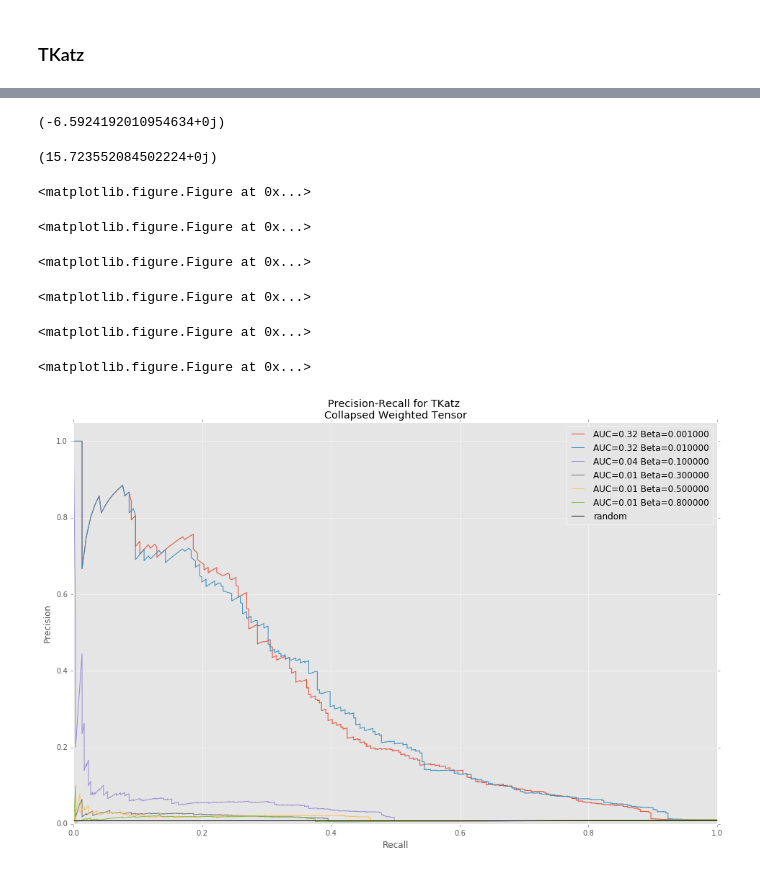
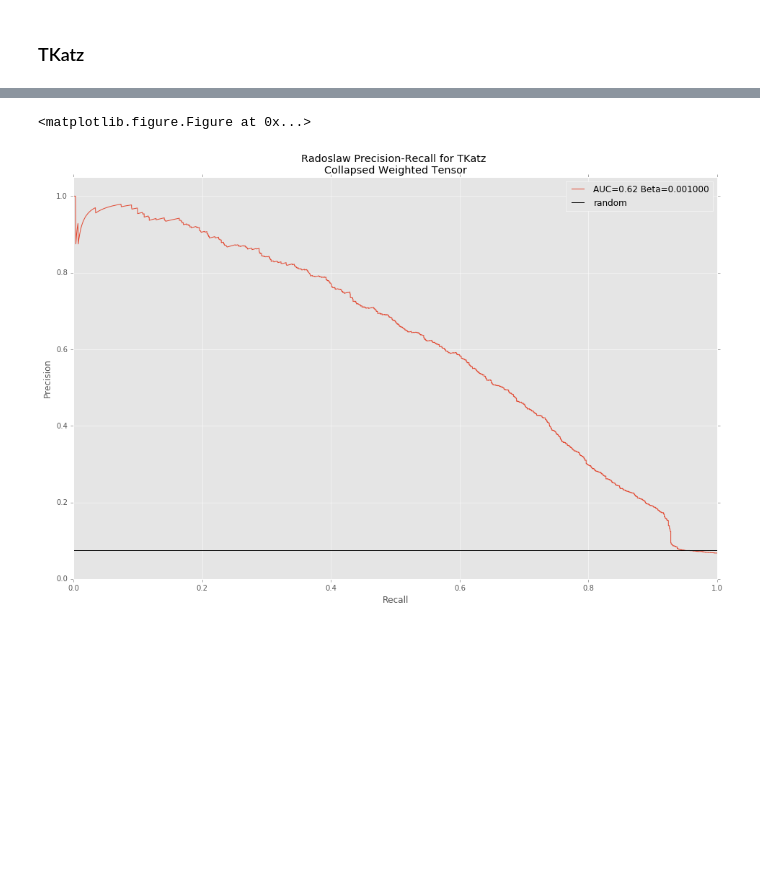
Before and after one commit to sachavakili/email-prediction, a Jupyter notebook: Katz, TKatz, TSVD.ipynb, the cells around one changed output, grey strips where cells are left out. Saved outputs shown, nothing was run; the diff lists cells and outputs as text; code cells hidden in the pictures; blank space fills up the shorter version.

```diff
--- a/Katz, TKatz, TSVD.ipynb
+++ b/Katz, TKatz, TSVD.ipynb
@@ -324,7 +202,0 @@ count
-# %%
-count = 0
-for i in range(1,len(D)) :
-    if abs(D[i-1]) >= abs(D[i]) :
-        count += 1
-
-print count
@@ -336,4 +202,0 @@ for value in range(len(D)) :
-# %%
-alpha = []
-for i in D :
-    alpha += [1./(1-i)]
@@ -345,9 +202,0 @@ for value in range(len(TKatzScore)) :
-# %%
-# Only real numbers
-count = 0
-for i in range(TKatzScore.shape[0]) :
-    for j in range(TKatzScore.shape[1]) :
-        if TKatzScore[i,j].imag == 0 :
-            count += 1
-
-count
@@ -360,50 +203,36 @@ TKatzScore.shape[0]*TKatzScore.shape[1]
-# %%
-TKatzScore.min()
-# %% [output]
-(-6.5924192010954634+0j)
-# %%
-TKatzScore.max()
-# %% [output]
-(15.723552084502224+0j)
 # %%
-beta_list = [0.001, 0.01, 0.1, 0.3, 0.5, 0.8]
-precision = dict()
-recall = dict()
-average_precision = dict()
+beta_list = 0.001
 
-for beta in beta_list :
-    alpha = []
-    for i in D :
-        alpha += [1./(1-beta*i) - 1]
-    # TKatz Scoring
-    S = np.dot(W,np.dot(np.diag(alpha),W.transpose()))
-    y_score = S.flatten()
-    y_test = S_test.flatten()
-    # Precision-Recall
-    precision[beta], recall[beta], _ = precision_recall_curve(y_test,
-                                                        y_score)
-    average_precision[beta] = average_precision_score(y_test, y_score)
+D, W = np.linalg.eig((CT))
 
-    # Plotting the results
-    plt.clf()
-    plt.figure(figsize=(16, 10))
+alpha = []
+for i in D :
+    alpha += [1./(1-beta*i) - 1]
 
-for beta in beta_list :
-    plt.plot(recall[beta], precision[beta], label='AUC={0:0.2f} Beta=%f' .format(average_precision[beta]) %(beta))
+# TKatz Scoring
+S = np.dot(W,np.dot(np.diag(alpha),W.transpose()))
+
+y_score = S.flatten()
+y_test = S_test.flatten()
+
+# Precision-Recall
+precision, recall, _ = precision_recall_curve(y_test, y_score)
+average_precision = average_precision_score(y_test, y_score)
+
+# Plotting the results
+plt.clf()
+plt.figure(figsize=(16, 10))
+
+plt.plot(recall, precision, label='AUC={0:0.2f} Beta=%f' .format(average_precision) %(beta))
 
 plt.axhline(mail_rate, label='random', color='black')
 plt.xlabel('Recall')
 plt.ylabel('Precision')
 plt.ylim([0.0, 1.05])
 plt.xlim([0.0, 1.0])
 plt.legend(loc="upper right")
-plt.title('Precision-Recall for TKatz \nCollapsed Weighted Tensor')
-plt.savefig('cp_roc_cut_%d.png' %(tau))
+plt.title('Radoslaw Precision-Recall for TKatz \nCollapsed Weighted Tensor')
+plt.savefig('Radoslaw Tkatz_roc_cut_%d.png' %(beta))
 # %% [output]
 <matplotlib.figure.Figure at 0x...>
-<matplotlib.figure.Figure at 0x...>
-<matplotlib.figure.Figure at 0x...>
-<matplotlib.figure.Figure at 0x...>
-<matplotlib.figure.Figure at 0x...>
-<matplotlib.figure.Figure at 0x...>
-[figure, old version]
+[figure, new version]
```
Also changed, not shown: parts of 35 cells of this notebook, 8 other files.
